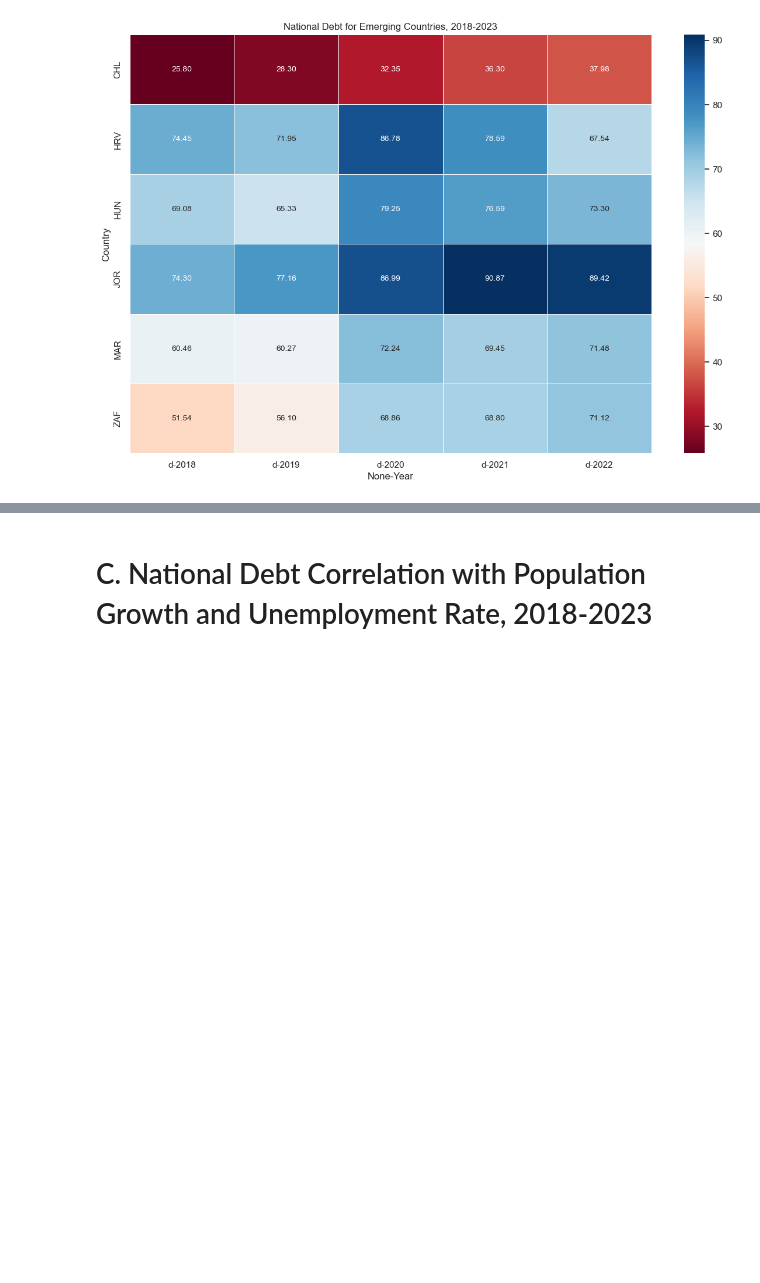
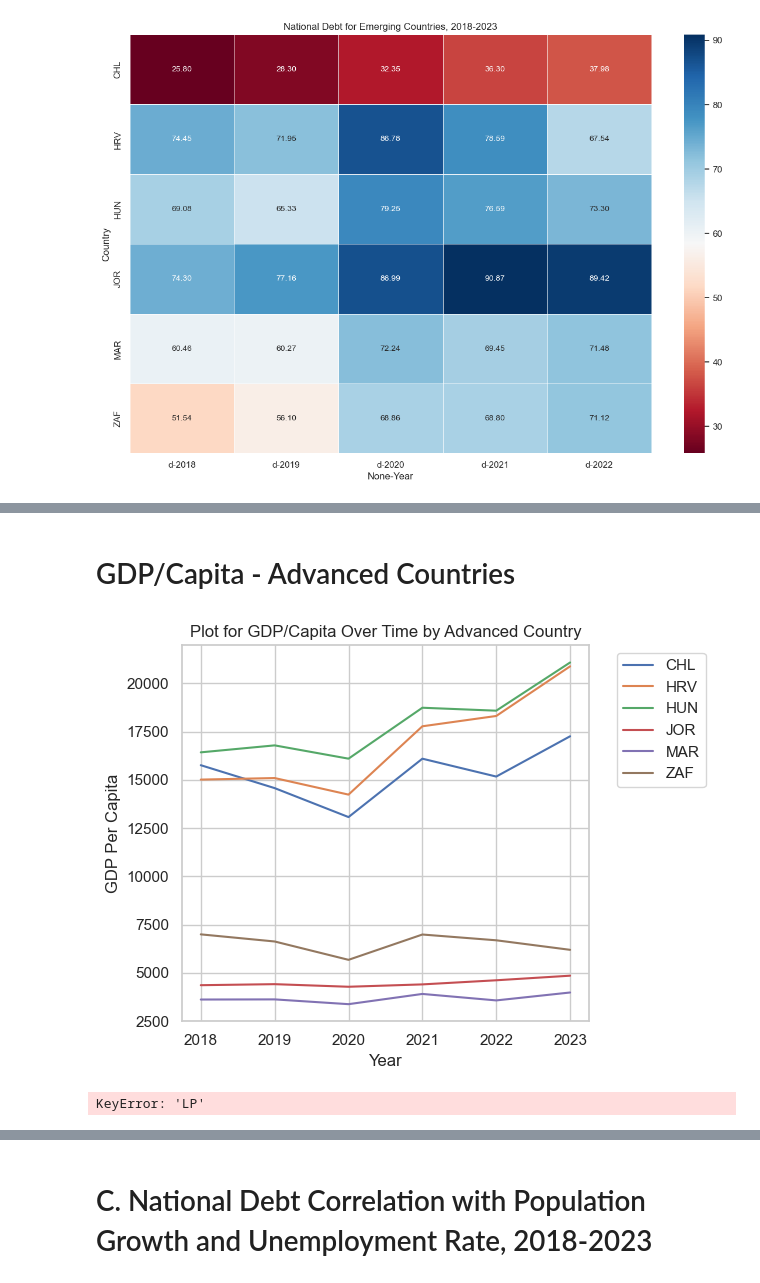
Before and after one commit to eaccooper5/project_1, a Jupyter notebook: TEST1.ipynb, the cells around one changed output, grey strips where cells are left out. Drawn from its saved outputs; the diff is of its cells as text; code cells hidden in the pictures; blank space fills up the shorter version.

```diff
--- a/TEST1.ipynb
+++ b/TEST1.ipynb
@@ -342,0 +419,39 @@ plt.show()
+# %% [markdown]
+# GDP/Capita - Advanced Countries
+# %%
+selected_adv_df = emerging_df.iloc[:,[0, 1, 7, 8, 11]] #select which indicator via the column number starting at 0 for Country
+
+for country, selected_adv_df in selected_adv_df.groupby('Country'):
+    plt.plot(selected_adv_df['Year'], selected_adv_df['NGDPDPC'], label=country)
+
+plt.xlabel('Year')
+plt.ylabel('GDP Per Capita')
+plt.title('Plot for GDP/Capita Over Time by Advanced Country')
+plt.grid(True)
+plt.legend(bbox_to_anchor=(1.05, 1), loc='upper left')
+
+plt.savefig("GDPperCapita_AdvancedCountries")
+
+plt.tight_layout()
+plt.show()
+# %% [output]
+[figure, added]
+# %%
+#Why the sudden jump in Morocco's government revenue (% of GDP)?
+
+#Let's examine the population changes in the emerging countries
+for country, selected_emer_df in selected_emer_df.groupby('Country'):
+    plt.plot(selected_emer_df['Year'], selected_emer_df['LP'], label=country)
+
+plt.xlabel('Year')
+plt.ylabel('Population')
+plt.title('Plot for Population Over Time by Emerging Country')
+plt.grid(True)
+plt.legend(bbox_to_anchor=(1.05, 1), loc='upper left')
+
+plt.savefig("Population_EmergingCountries")
+
+plt.tight_layout()
+plt.show()
+# %% [output]
+KeyError: 'LP'
```
Also changed, not shown: parts of 11 cells of this notebook.
